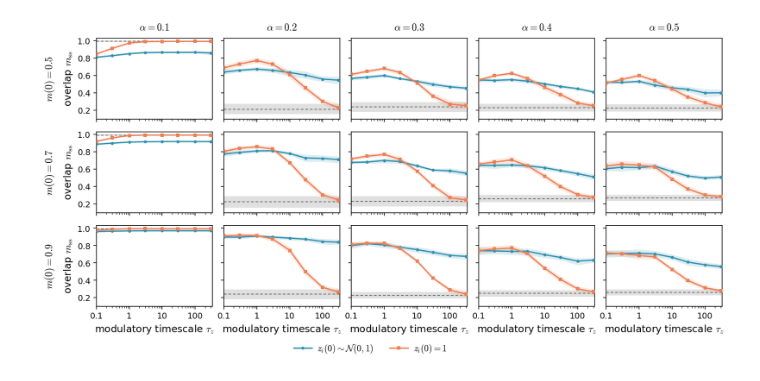
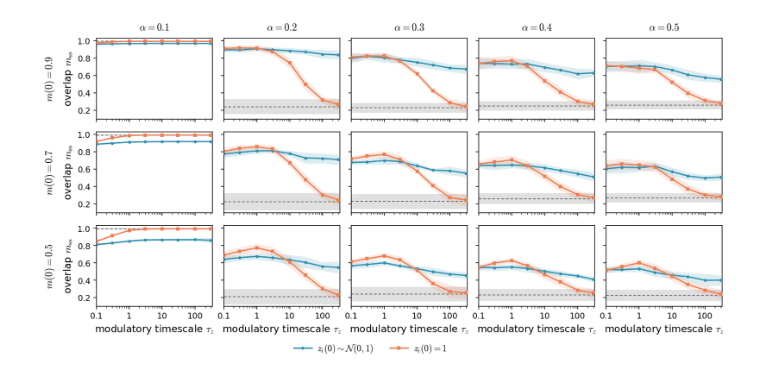
Before and after one commit to dkgoto/gated-associative-memory, a Jupyter notebook: data/figS-tauz/plot_mss_vs_tauz.ipynb, the cells around one changed output. Drawn from its saved outputs; the diff is of its cells as text; code cells hidden in the pictures.

```diff
--- a/data/figS-tauz/plot_mss_vs_tauz.ipynb
+++ b/data/figS-tauz/plot_mss_vs_tauz.ipynb
@@ -15,7 +15,7 @@ SUMM = pd.read_csv(ROOT / "tauz_N1000_summary.csv")
 UNG = pd.read_csv(ROOT / "tauz_N1000_ungated_summary.csv")
 
 TAUS = np.array([0.1, 0.3, 1.0, 3.0, 10.0, 30.0, 100.0, 300.0], dtype=float)
-M0S = np.array([0.5, 0.7, 0.9], dtype=float)
+M0S = np.array([0.9, 0.7, 0.5], dtype=float)
 ALPHAS = np.array([0.1, 0.2, 0.3, 0.4, 0.5], dtype=float)
 # %%
 mpl.rcdefaults()
@@ -149,0 +46,27 @@ def make_version_rowlabels(summ, ung):
+# %%
+RAW = pd.read_csv(ROOT / "tauz_N1000_raw.csv")
+
+# gated summaries: mean and std across disorder realizations
+SUMM = (
+    RAW.groupby(["alpha", "m0_target", "z_init", "tau_z"], as_index=False)
+       .agg(
+           m_mean=("m_final", "mean"),
+           m_std=("m_final", lambda x: float(np.std(x, ddof=1)) if len(x) > 1 else 0.0),
+           count=("m_final", "size"),
+       )
+)
+
+# ungated baseline: deduplicate across z_init and tau_z within each rep
+UNG_unique = RAW[["rep", "alpha", "m0_target", "m_ungated"]].drop_duplicates()
+
+UNG = (
+    UNG_unique.groupby(["alpha", "m0_target"], as_index=False)
+              .agg(
+                  m_mean=("m_ungated", "mean"),
+                  m_std=("m_ungated", lambda x: float(np.std(x, ddof=1)) if len(x) > 1 else 0.0),
+                  count=("m_ungated", "size"),
+              )
+)
+
+SUMM.to_csv(ROOT / "tauz_N1000_summary_std_local.csv", index=False)
+UNG.to_csv(ROOT / "tauz_N1000_ungated_summary_std_local.csv", index=False)
@@ -150,6 +178,6 @@ def make_version_rowlabels(summ, ung):
 # %%
-fig2 = make_version_rowlabels(SUMM, UNG)
+fig = make_version_rowlabels_std(SUMM, UNG)
 plt.show()
 # %% [output]
-[figure, old version]
+[figure, new version]
 # %%
```
Also changed, not shown: parts of 6 cells of this notebook.
